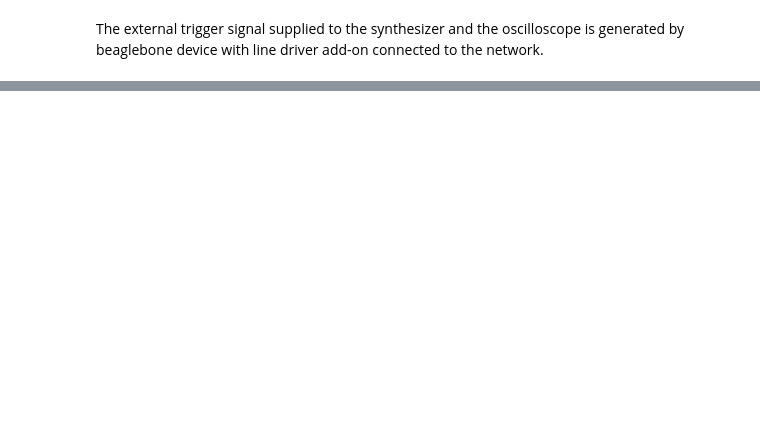
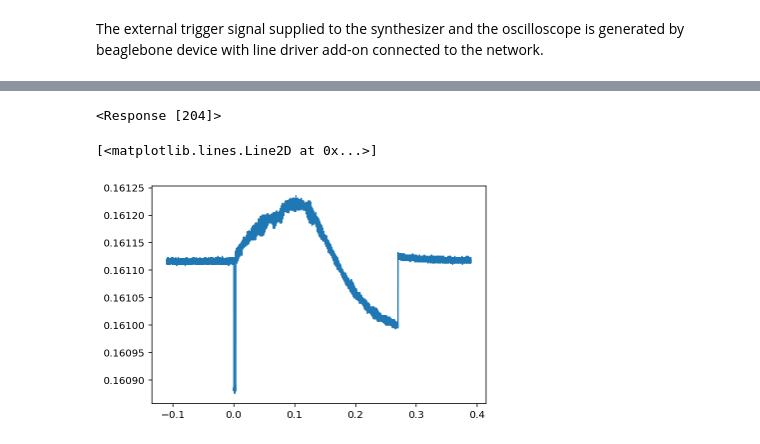
Before and after one commit to bodokaiser/bachelor-thesis, a Jupyter notebook: notebooks/Measurements.ipynb, the cells around one changed output, grey strips where cells are left out. Saved outputs shown, nothing was run; the diff lists cells and outputs as text; code cells hidden in the pictures; blank space fills up the shorter version.

```diff
--- a/notebooks/Measurements.ipynb
+++ b/notebooks/Measurements.ipynb
@@ -75,0 +68,5 @@ NameError: name 'control' is not defined
+# %%
+control.horizontal(frequency=100e6, amplitude=1.0)
+control.vertical(frequency=100e6, amplitude=1.0)
+# %% [output]
+<Response [204]>
@@ -75,0 +127,9 @@ NameError: name 'control' is not defined
+# %%
+import pandas as pd
+
+df = pd.read_csv('data2.csv')
+# %%
+plt.plot(df[df['amplitude'] == 1.0]['time'], df[df['amplitude'] == 1.0]['voltage'])
+# %% [output]
+[<matplotlib.lines.Line2D at 0x...>]
+[figure, added]
```
Also changed, not shown: parts of 37 cells of this notebook, 5 other files.
